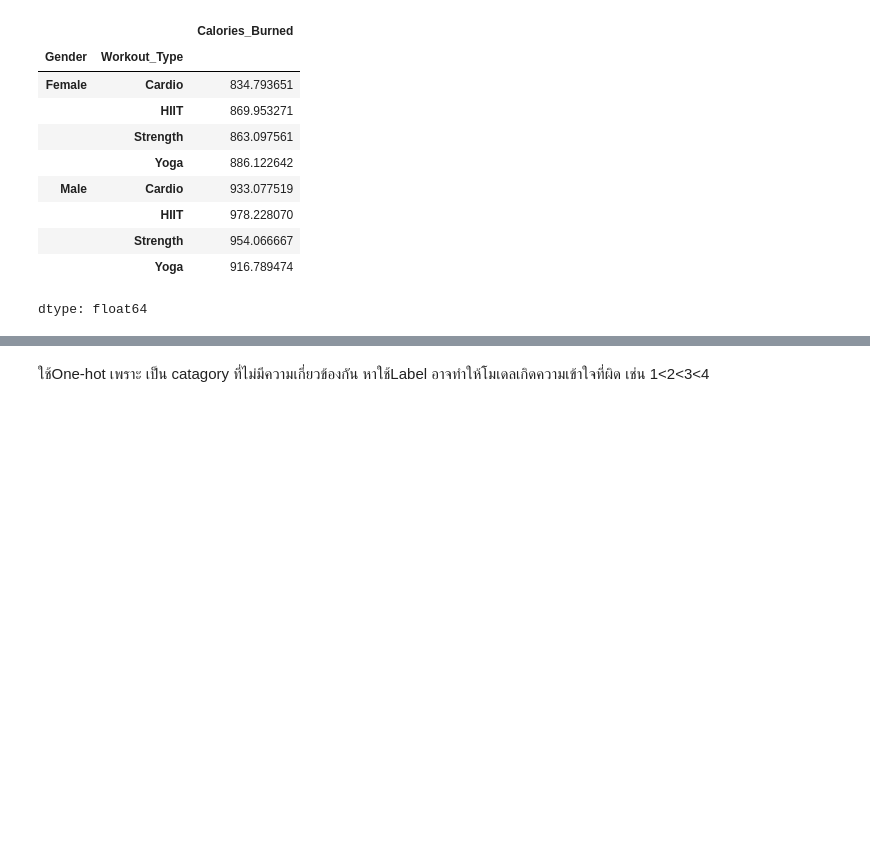
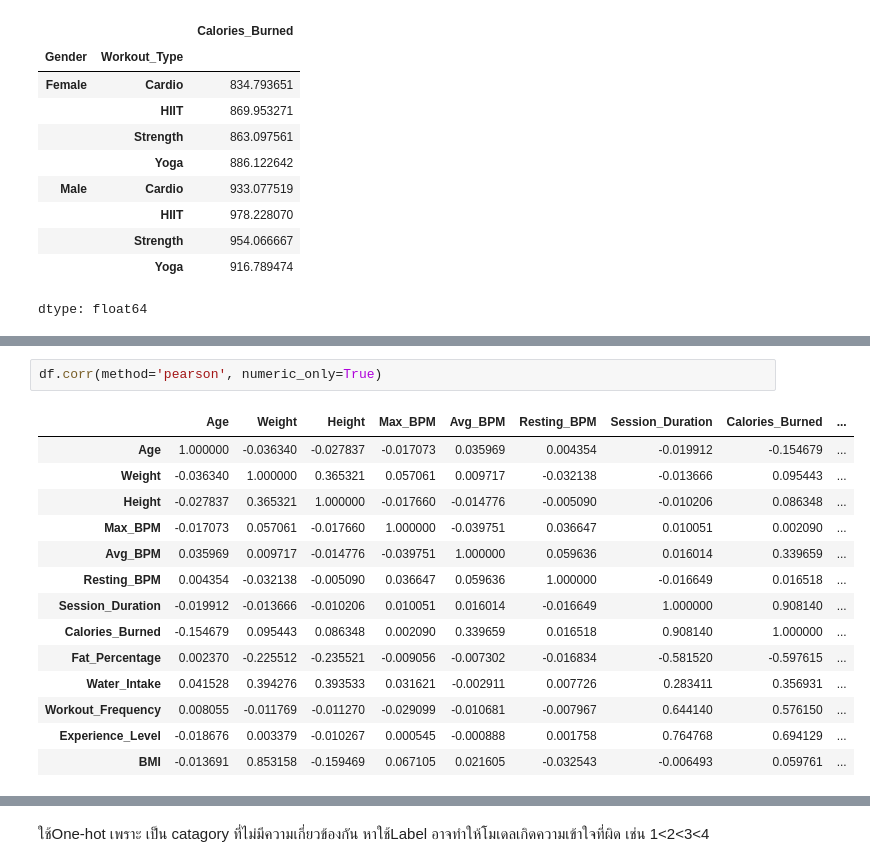
Before and after one commit to Angy-face/Esan-Coding-SS2, a Jupyter notebook: Medium_Gym_member_Data.ipynb, the cells around one changed output, grey strips where cells are left out. Cells and saved outputs as stored; diff of their text form; blank space fills up the shorter version.

```diff
--- a/Medium_Gym_member_Data.ipynb
+++ b/Medium_Gym_member_Data.ipynb
@@ -129,0 +171,17 @@ dtype: float64
+# %%
+df.corr(method='pearson', numeric_only=True)
+# %% [output]
+|  | Age | Weight | Height | Max_BPM | Avg_BPM | Resting_BPM | Session_Duration | Calories_Burned | ... |
+| Age | 1.000000 | -0.036340 | -0.027837 | -0.017073 | 0.035969 | 0.004354 | -0.019912 | -0.154679 | ... |
+| Weight | -0.036340 | 1.000000 | 0.365321 | 0.057061 | 0.009717 | -0.032138 | -0.013666 | 0.095443 | ... |
+| Height | -0.027837 | 0.365321 | 1.000000 | -0.017660 | -0.014776 | -0.005090 | -0.010206 | 0.086348 | ... |
+| Max_BPM | -0.017073 | 0.057061 | -0.017660 | 1.000000 | -0.039751 | 0.036647 | 0.010051 | 0.002090 | ... |
+| Avg_BPM | 0.035969 | 0.009717 | -0.014776 | -0.039751 | 1.000000 | 0.059636 | 0.016014 | 0.339659 | ... |
+| Resting_BPM | 0.004354 | -0.032138 | -0.005090 | 0.036647 | 0.059636 | 1.000000 | -0.016649 | 0.016518 | ... |
+| Session_Duration | -0.019912 | -0.013666 | -0.010206 | 0.010051 | 0.016014 | -0.016649 | 1.000000 | 0.908140 | ... |
+| Calories_Burned | -0.154679 | 0.095443 | 0.086348 | 0.002090 | 0.339659 | 0.016518 | 0.908140 | 1.000000 | ... |
+| Fat_Percentage | 0.002370 | -0.225512 | -0.235521 | -0.009056 | -0.007302 | -0.016834 | -0.581520 | -0.597615 | ... |
+| Water_Intake | 0.041528 | 0.394276 | 0.393533 | 0.031621 | -0.002911 | 0.007726 | 0.283411 | 0.356931 | ... |
+| Workout_Frequency | 0.008055 | -0.011769 | -0.011270 | -0.029099 | -0.010681 | -0.007967 | 0.644140 | 0.576150 | ... |
+| Experience_Level | -0.018676 | 0.003379 | -0.010267 | 0.000545 | -0.000888 | 0.001758 | 0.764768 | 0.694129 | ... |
+| BMI | -0.013691 | 0.853158 | -0.159469 | 0.067105 | 0.021605 | -0.032543 | -0.006493 | 0.059761 | ... |
```
Also changed, not shown: parts of 26 cells of this notebook.
